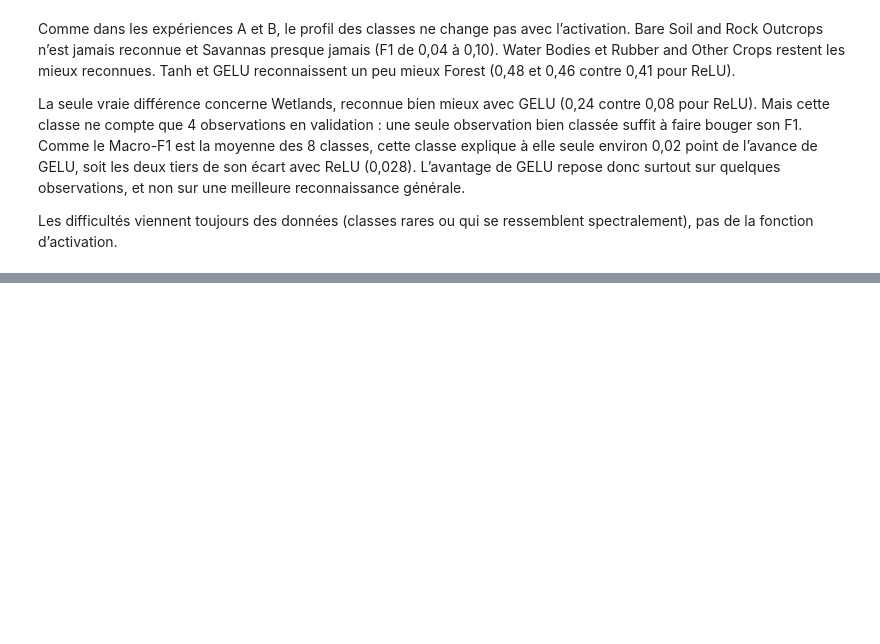
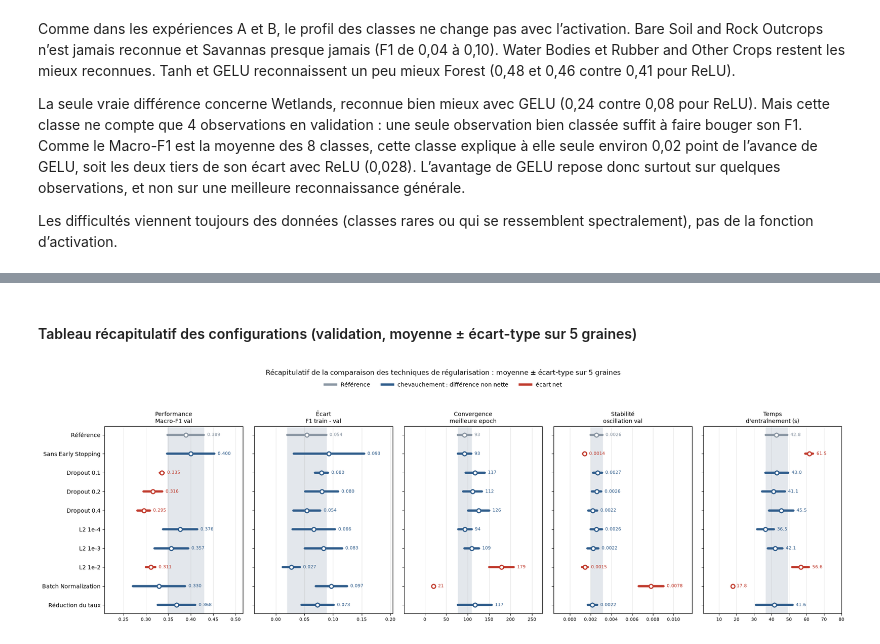
Before and after one commit to DanielYahiri/school-project, a Jupyter notebook: experience A.ipynb, the cells around one changed output, grey strips where cells are left out. Cells and saved outputs as stored; diff of their text form; code cells hidden in the pictures; blank space fills up the shorter version.

```diff
--- a/experience A.ipynb
+++ b/experience A.ipynb
@@ -1400,0 +1410,68 @@ Référence D : [0.346, 0.374, 0.329, 0.425, 0.332] | ReLU C : [0.346, 0.374, 0.
+# %% [markdown]
+#### Tableau récapitulatif des configurations (validation, moyenne ± écart-type sur 5 graines)
+# %%
+
+
+CONFIGS_ORDRE = list(CONFIGS_D)                       # même ordre que dans CONFIGS_D
+if "config" not in resultats_D.columns:               # nom de la configuration, dans l'ordre de la boucle d'entraînement
+    resultats_D["config"] = np.repeat(CONFIGS_ORDRE, len(GRAINES))
+colonnes_D = ["val_f1_macro", "val_mcc", "val_accuracy", "val_precision_macro", "val_recall_macro",
+              "train_f1_macro", "ecart_f1_train_val", "meilleure_epoch", "epochs_effectuees",
+              "instabilite_val", "temps_s"]
+colonnes_D = [c for c in colonnes_D if c in resultats_D.columns]   # seulement les colonnes enregistrées
+
+recap_D = resultats_D.groupby("config")[colonnes_D].agg(["mean", "std"]).loc[CONFIGS_ORDRE]
+tableau_D = pd.DataFrame(index=recap_D.index)
+for c in colonnes_D:
+    dec = 0 if c in ("meilleure_epoch", "epochs_effectuees") else (1 if c == "temps_s" else 3)
+    tableau_D[c] = [f"{m:.{dec}f} ± {s:.{dec}f}" for m, s in zip(recap_D[(c, "mean")], recap_D[(c, "std")])]
+tableau_D.to_csv(os.path.join(DOSSIER_SORTIE_D, "recapitulatif_regularisation.csv"))
+# %%
+
+# Chaque trait = [moyenne - écart-type ; moyenne + écart-type] sur 5 graines.
+# Gris = Référence ; bleu = chevauchement (différence non nette) ; rouge = écart net.
+# Règle de lecture visuelle, pas un test statistique.
+
+criteres_D = [  # (colonne, titre, format)
+    ("val_f1_macro", "Performance\nMacro-F1 val", ".3f"),
+    ("ecart_f1_train_val", "Écart\nF1 train - val", ".3f"),
+    ("meilleure_epoch", "Convergence\nmeilleure epoch", ".0f"),
+    ("instabilite_val", "Stabilité\noscillation val", ".4f"),
+    ("temps_s", "Temps\nd'entraînement (s)", ".1f"),
+]
+criteres_D = [c for c in criteres_D if c[0] in resultats_D.columns]
+REFERENCE_D = "Référence"
+stats_D = resultats_D.groupby("config")[[c for c, _, _ in criteres_D]].agg(["mean", "std"]).loc[CONFIGS_ORDRE]
+
+fig, axes = plt.subplots(1, len(criteres_D), figsize=(20, 6.5), sharey=True)
+y = np.arange(len(CONFIGS_ORDRE))[::-1]                       # première configuration en haut
+for ax, (col, titre, fmt) in zip(axes, criteres_D):
+    m, s = stats_D[(col, "mean")], stats_D[(col, "std")]
+    bas_ref, haut_ref = m[REFERENCE_D] - s[REFERENCE_D], m[REFERENCE_D] + s[REFERENCE_D]
+    ax.axvspan(bas_ref, haut_ref, color="#e3e7ec")              # bande de la référence
+    for yi, nom in zip(y, CONFIGS_ORDRE):
+        bas, haut = m[nom] - s[nom], m[nom] + s[nom]
+        if nom == REFERENCE_D:
+            c = "#8a96a3"
+        else:
+            chevauche = bas <= haut_ref and haut >= bas_ref
+            c = "#2e5c8b" if chevauche else "#c0392b"
+        ax.plot([bas, haut], [yi, yi], color=c, lw=4, solid_capstyle="round")
+        ax.plot(m[nom], yi, "o", color="white", mec=c, mew=2, ms=7)
+        ax.text(haut, yi, f"  {m[nom]:{fmt}}", va="center", fontsize=8, color=c)
+    ax.set_title(titre, fontsize=10)
+    ax.margins(x=0.35)                                          # place pour les valeurs à droite
+    ax.grid(axis="x", alpha=0.3)
+    ax.tick_params(axis="x", labelsize=8)
+axes[0].set_yticks(y, CONFIGS_ORDRE)
+
+legende = [Line2D([0], [0], color="#8a96a3", lw=4, label="Référence"),
+           Line2D([0], [0], color="#2e5c8b", lw=4, label="chevauchement : différence non nette"),
+           Line2D([0], [0], color="#c0392b", lw=4, label="écart net")]
+fig.legend(handles=legende, loc="upper center", ncol=3, bbox_to_anchor=(0.5, 0.95), frameon=False, fontsize=10)
+fig.suptitle("Récapitulatif de la comparaison des techniques de régularisation : moyenne ± écart-type sur 5 graines", fontsize=12)
+plt.tight_layout(rect=[0, 0, 1, 0.9])
+plt.savefig(os.path.join(DOSSIER_SORTIE_D, "recapitulatif_chevauchement.png"), dpi=150)
+plt.show()
+# %% [output]
+[figure, added]
```
Also changed, not shown: parts of 23 cells of this notebook, 16 other files.
